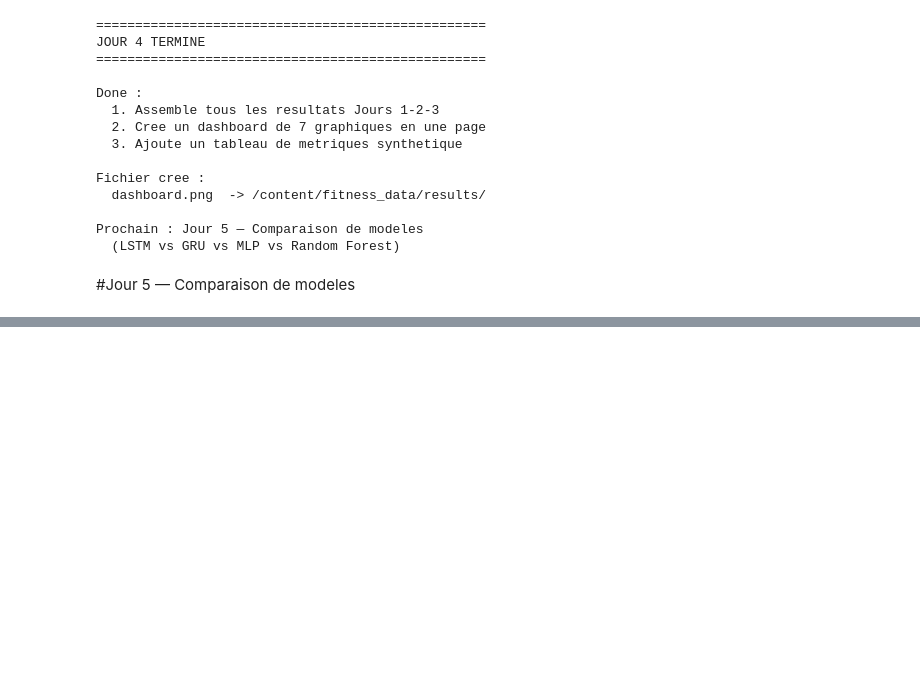
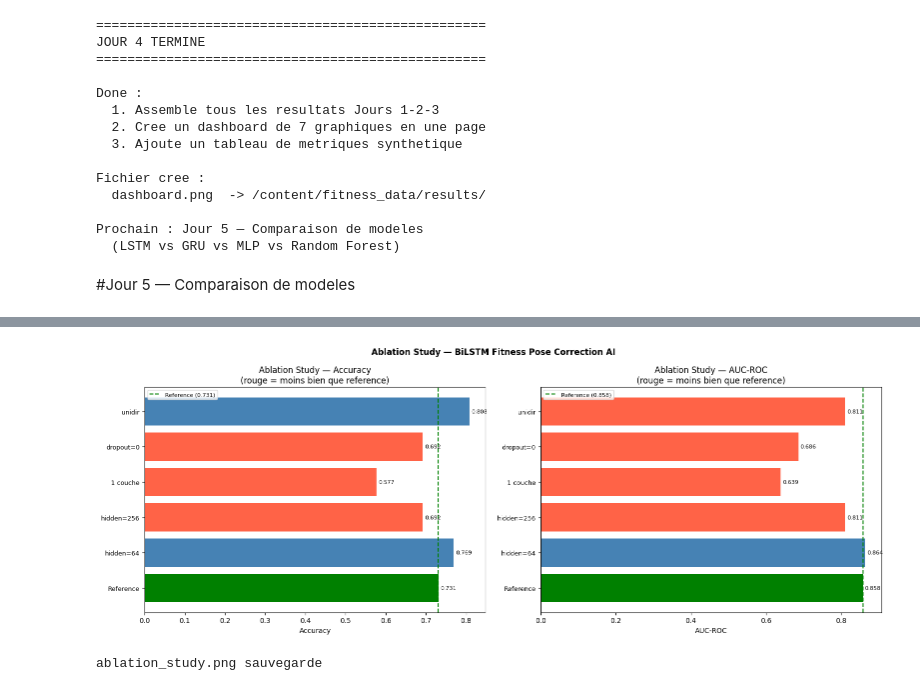
Before and after one commit to aitoufkir-khadija2004/Exercise-Pose-Correction-_Module-AAI, a Jupyter notebook: AAI_Exercise_Pose_Correction.ipynb, the cells around one changed output, grey strips where cells are left out. Saved outputs shown, nothing was run; the diff lists cells and outputs as text; code cells hidden in the pictures; blank space fills up the shorter version.

Commit message:
ablation_study

```diff
--- a/AAI_Exercise_Pose_Correction.ipynb
+++ b/AAI_Exercise_Pose_Correction.ipynb
@@ -1272,0 +1907,73 @@ Prochain : Jour 5 — Comparaison de modeles
+# %%
+#  Visualisation
+fig, axes = plt.subplots(1, 2, figsize=(16, 6))
+
+names      = list(ablation_results.keys())
+names_short = [
+    'Reference',
+    'hidden=64',
+    'hidden=256',
+    '1 couche',
+    'dropout=0',
+    'unidir',
+]
+accs = [ablation_results[n]['accuracy'] for n in names]
+aucs = [ablation_results[n]['auc']      for n in names]
+
+# Couleurs : reference en vert, mieux en bleu, moins bien en rouge
+ref_acc_val = accs[0]
+ref_auc_val = aucs[0]
+
+colors_acc = []
+for i, a in enumerate(accs):
+    if i == 0:
+        colors_acc.append('green')
+    elif a >= ref_acc_val:
+        colors_acc.append('steelblue')
+    else:
+        colors_acc.append('tomato')
+
+colors_auc = []
+for i, a in enumerate(aucs):
+    if i == 0:
+        colors_auc.append('green')
+    elif a >= ref_auc_val:
+        colors_auc.append('steelblue')
+    else:
+        colors_auc.append('tomato')
+
+x = np.arange(len(names_short))
+
+# Accuracy
+axes[0].barh(x, accs, color=colors_acc)
+axes[0].set_yticks(x)
+axes[0].set_yticklabels(names_short, fontsize=9)
+axes[0].set_xlabel('Accuracy')
+axes[0].set_title('Ablation Study — Accuracy\n(rouge = moins bien que reference)')
+axes[0].axvline(x=ref_acc_val, color='green', linestyle='--',
+                linewidth=1.5, label=f'Reference ({ref_acc_val:.3f})')
+axes[0].legend(fontsize=8)
+for i, v in enumerate(accs):
+    axes[0].text(v + 0.005, i, f'{v:.3f}', va='center', fontsize=8)
+
+# AUC
+axes[1].barh(x, aucs, color=colors_auc)
+axes[1].set_yticks(x)
+axes[1].set_yticklabels(names_short, fontsize=9)
+axes[1].set_xlabel('AUC-ROC')
+axes[1].set_title('Ablation Study — AUC-ROC\n(rouge = moins bien que reference)')
+axes[1].axvline(x=ref_auc_val, color='green', linestyle='--',
+                linewidth=1.5, label=f'Reference ({ref_auc_val:.3f})')
+axes[1].legend(fontsize=8)
+for i, v in enumerate(aucs):
+    axes[1].text(v + 0.005, i, f'{v:.3f}', va='center', fontsize=8)
+
+plt.suptitle('Ablation Study — BiLSTM Fitness Pose Correction AI',
+             fontweight='bold')
+plt.tight_layout()
+plt.savefig(f'{BASE}/results/ablation_study.png', dpi=150, bbox_inches='tight')
+plt.show()
+print('ablation_study.png sauvegarde')
+# %% [output]
+[figure, added]
+ablation_study.png sauvegarde
```
Also changed, not shown: parts of 28 cells of this notebook.
